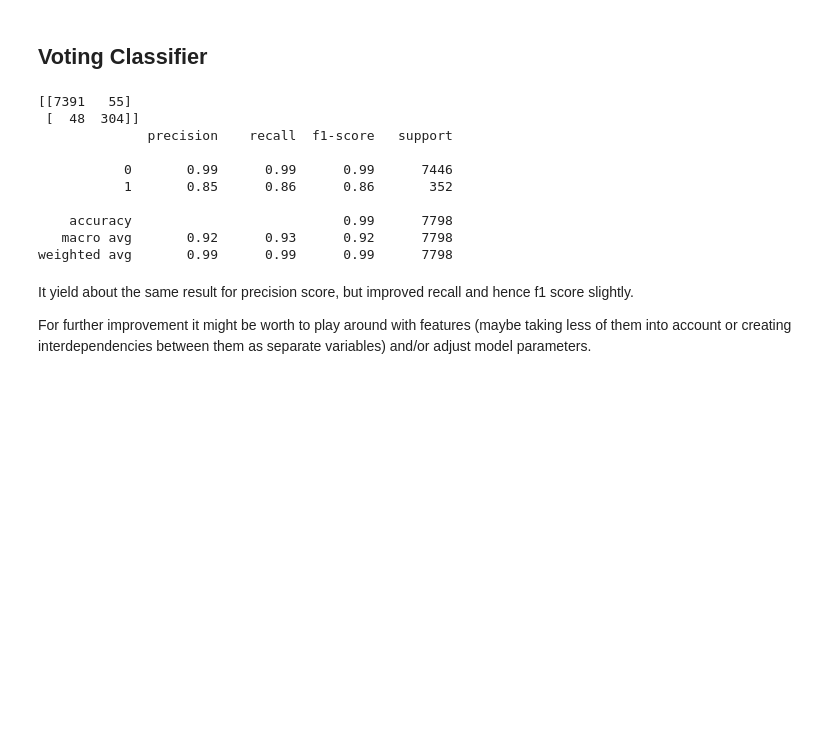
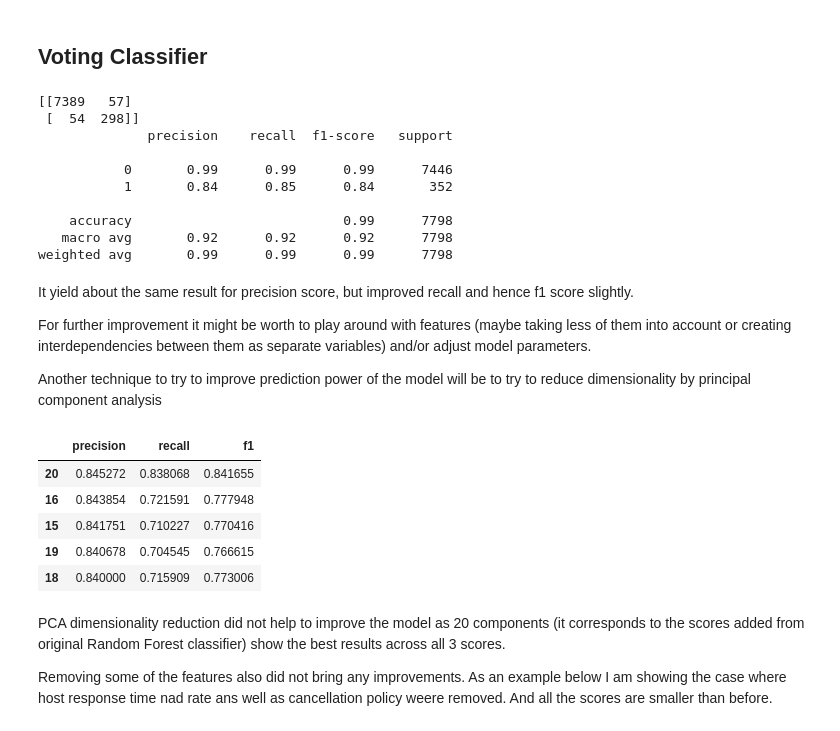
Before and after one commit to KseniyaKruchok/Paris_AirBnB_Good_Deal_Prediction, a Jupyter notebook: Machine Learning/Machine_learning.ipynb, the cells around one changed output. Cells and saved outputs as stored; diff of their text form; code cells hidden in the pictures; blank space fills up the shorter version.

Commit message:
Model improvement options added

```diff
--- a/Machine Learning/Machine_learning.ipynb
+++ b/Machine Learning/Machine_learning.ipynb
@@ -575,0 +580,5 @@ From the above table it can be concluded that KNN algorithm did not provide any
+# %%
+from sklearn.naive_bayes import GaussianNB
+nbc = GaussianNB()
+nbc.fit(X_train, y_train)
+y_nb_test = nbc.predict(X_test)
@@ -575,0 +611,10 @@ From the above table it can be concluded that KNN algorithm did not provide any
+# %%
+a = []
+for i in np.arange(2,20,1):
+    pca = PCA(n_components=i)
+    X_pca = pca.fit_transform(X)
+    X_tr, X_t, y_tr, y_t = train_test_split(X_pca,Y, test_size=0.3, random_state=42)
+    nb = GaussianNB()
+    nb.fit(X_tr, y_tr)
+    y_nb_t = nb.predict(X_t)
+    a.append(metrics.precision_score(y_t, y_nb_t))
@@ -791,17 +871,46 @@ y_v_test = eclf.predict(X_test)
 print(metrics.confusion_matrix(y_test, y_v_test))
 print(metrics.classification_report(y_test,y_v_test))
 # %% [output]
-[[7391   55]
- [  48  304]]
+[[7389   57]
+ [  54  298]]
               precision    recall  f1-score   support
 
            0       0.99      0.99      0.99      7446
-           1       0.85      0.86      0.86       352
+           1       0.84      0.85      0.84       352
 
     accuracy                           0.99      7798
-   macro avg       0.92      0.93      0.92      7798
+   macro avg       0.92      0.92      0.92      7798
 weighted avg       0.99      0.99      0.99      7798
 # %% [markdown]
 It yield about the same result for precision score, but improved recall and hence f1 score slightly.
 
 For further improvement it might be worth to play around with features (maybe taking less of them into account or creating interdependencies between them as separate variables) and/or adjust model parameters.
+
+Another technique to try to improve prediction power of the model will be to try to reduce dimensionality by principal component analysis
+# %%
+# train model for each number of principal components (from to to 19)
+a = []
+for i in np.arange(2,20,1):
+    pca = PCA(n_components = i)
+    X_pca = pca.fit_transform(X)
+    X_tr, X_t, y_tr, y_t = train_test_split(X_pca, Y, random_state=42, test_size=0.3)
+    rf = RandomForestClassifier()
+    rf.fit(X_tr,y_tr)
+    y_rf_t = rf.predict(X_t)
+    a.append([metrics.precision_score(y_t,y_rf_t), metrics.recall_score(y_t,y_rf_t), metrics.f1_score(y_t, y_rf_t)])
+# %%
+# add metrics of original Random Forest classifier
+a.append([metrics.precision_score(y_test,y_rf_test), metrics.recall_score(y_test,y_rf_test), metrics.f1_score(y_test, y_rf_test)])
+pd.DataFrame(a, columns = ['precision', 'recall', 'f1'], index = np.arange(2,21,1)).sort_values(
+    ['precision', 'f1', 'recall'], ascending=False).head()
+# %% [output]
+|  | precision | recall | f1 |
+| 20 | 0.845272 | 0.838068 | 0.841655 |
+| 16 | 0.843854 | 0.721591 | 0.777948 |
+| 15 | 0.841751 | 0.710227 | 0.770416 |
+| 19 | 0.840678 | 0.704545 | 0.766615 |
+| 18 | 0.840000 | 0.715909 | 0.773006 |
+# %% [markdown]
+PCA dimensionality reduction did not help to improve the model as 20 components (it corresponds to the scores added from original Random Forest classifier) show the best results across all 3 scores.
+
+Removing some of the features also did not bring any improvements. As an example below I am showing the case where host response time nad rate ans well as cancellation policy weere removed. And all the scores are smaller than before.
```
Also changed, not shown: parts of 35 cells of this notebook.
